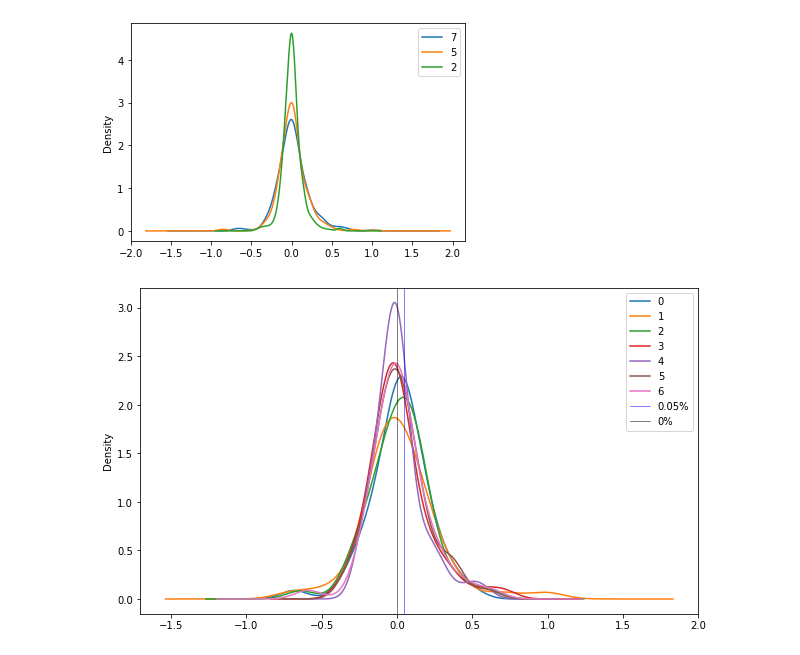
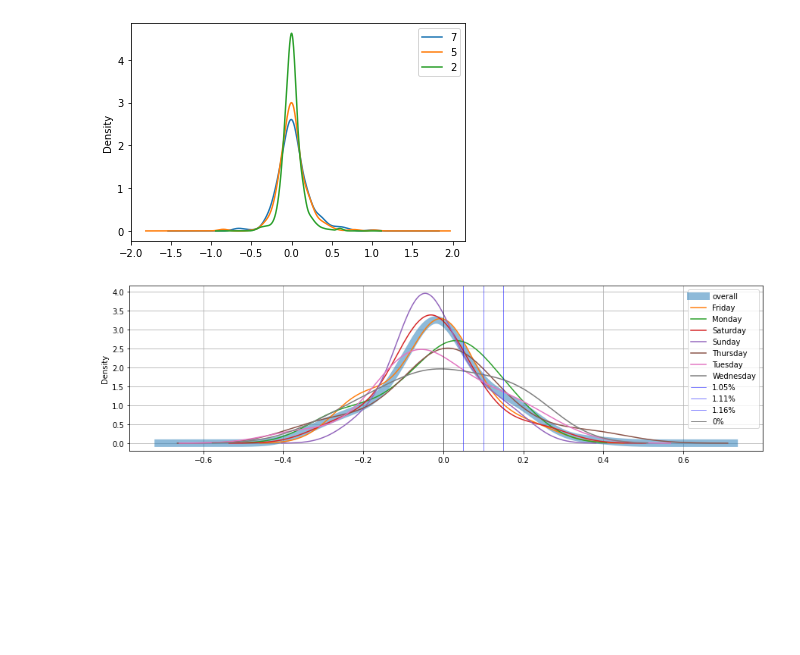
Before and after one commit to bibinmjose/celo, a Jupyter notebook: celo_analysis.ipynb, the cells around one changed output. Cells and saved outputs as stored; diff of their text form; code cells hidden in the pictures; blank space fills up the shorter version.

```diff
--- a/celo_analysis.ipynb
+++ b/celo_analysis.ipynb
@@ -42,6 +42,7 @@ def compute_log_returns(prices, shift_n):
 
     # Calculate the log returns
     log_returns = np.log(prices/shifted_prices)
+    log_returns['weekday']=log_returns.index.to_frame().apply(lambda x :x[0].strftime('%A'), axis=1)
     return log_returns
 # %%
 celo_data = raw_dat.set_index('Time')[['Price']]
@@ -69,11 +70,18 @@ ax.legend(['7','5','2'])
 <matplotlib.legend.Legend at 0x...>
 [figure]
 # %%
-_, ax = plt.subplots(figsize=(10,6))
-celo_ret7.groupby(['weekday'])['Price'].plot(kind='kde', legend=True, ax=ax)
-ax.axvline(x=0.05, color='b', linewidth=0.5, label='0.05%')
+_, ax = plt.subplots(figsize=(15,4))
+celo_ret7["2021-10-01":]['Price'].plot(kind='kde', legend=True, ax=ax, label='overall', linewidth=10, alpha=0.5)
+celo_ret7["2021-10-01":].groupby(['weekday'])['Price'].plot(kind='kde', legend=True, ax=ax, grid=True)
+
+ret_ticks = [0.05,0.1,0.15]
+
+[ax.axvline(x=_t, color='b', linewidth=0.5, label=f'{np.exp(_t):2.2f}%') for _t in ret_ticks]
+# ax.axvline(x=0.05, color='b', linewidth=0.5, label=f'{np.exp(0.05)}%')
+# ax.axvline(x=0.1, color='b', linewidth=0.5, label='10%')
 ax.axvline(x=0.0, color='k', linewidth=0.5, label='0%')
+# ax.tick_params(axis='x',which='minor',bottom='on')
 plt.legend()
 plt.show()
 # %% [output]
-[figure, old version]
+[figure, new version]
```
Also changed, not shown: parts of 1 cell of this notebook.
